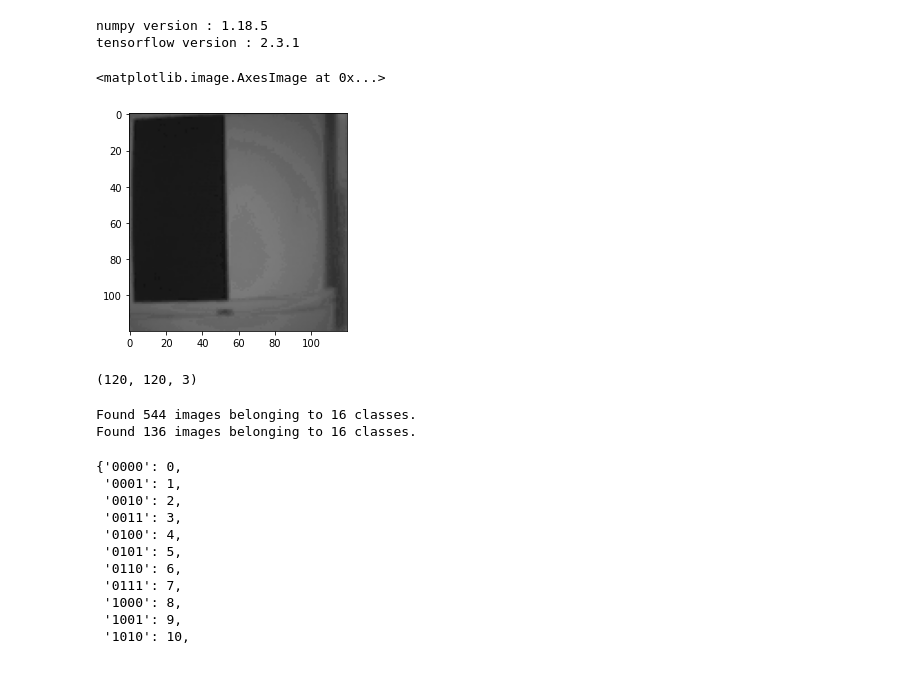
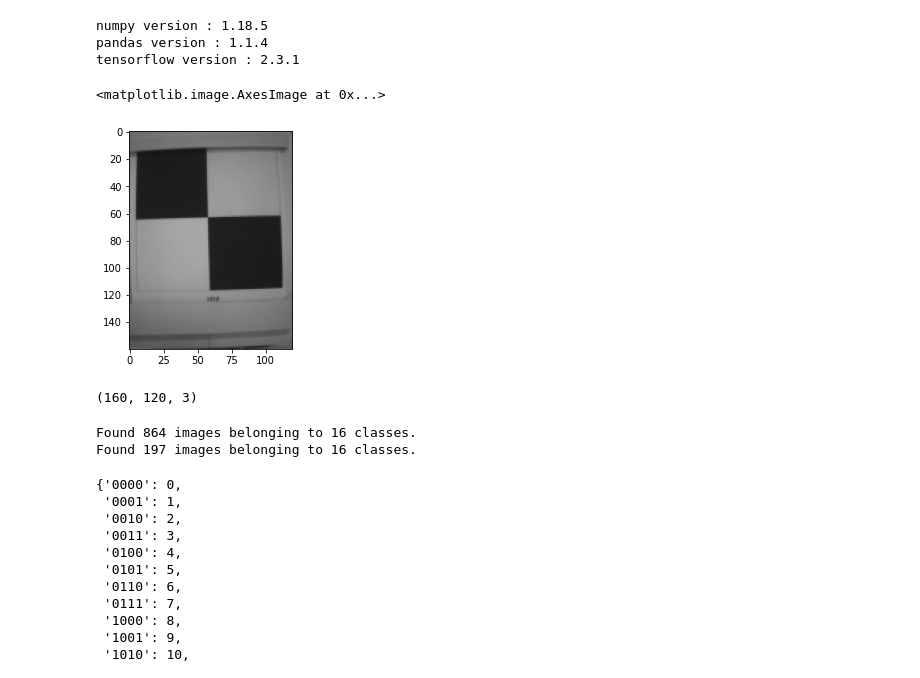
Before and after one commit to eXitHere/DATA_COMMUNICATIONS_Final_Project, a Jupyter notebook: PC2/create_model.ipynb, the cells around one changed output. Drawn from its saved outputs; the diff is of its cells as text; code cells hidden in the pictures.

```diff
--- a/PC2/create_model.ipynb
+++ b/PC2/create_model.ipynb
@@ -5,39 +5,42 @@ from tensorflow.keras.optimizers import RMSprop
 from matplotlib import pyplot as plt
 import tensorflow as tf
 import joblib as jl
+import pandas as pd
 import numpy as np
 import cv2
 import os
 
 print(f'numpy version : {np.__version__}')
+print(f'pandas version : {pd.__version__}')
 print(f'tensorflow version : {tf.__version__}')
 # %% [output]
 numpy version : 1.18.5
+pandas version : 1.1.4
 tensorflow version : 2.3.1
 # %%
-path0111_11 = '../ML/images/train/0101/0101_16.bmp'
-img = image.load_img(path0111_11)
+path_test_images = '../ML/data_set_final/train/0110/0110_1_672372.bmp'
+img = image.load_img(path_test_images)
 plt.imshow(img)
 # %% [output]
 <matplotlib.image.AxesImage at 0x...>
-[figure, old version]
+[figure, new version]
 # %%
-img0111_11 = cv2.imread(path0111_11)
-img0111_11.shape
+path_test_images = cv2.imread(path_test_images)
+path_test_images.shape
 # %% [output]
-(120, 120, 3)
+(160, 120, 3)
 # %%
 train = ImageDataGenerator(rescale=1/255)
 validation = ImageDataGenerator(rescale=1/255)
-train_dataset = train.flow_from_directory('../ML/images/train/',
-                                          target_size=(120, 120),
+train_dataset = train.flow_from_directory('../ML/data_set_final/train/',
+                                          target_size=(160, 120),
                                           batch_size=3)
-validation_dataset = validation.flow_from_directory('../ML/images/validation/',
-                                            target_size=(120, 120),
+validation_dataset = validation.flow_from_directory('../ML/data_set_final/validation/',
+                                            target_size=(160, 120),
                                             batch_size=3)
 # %% [output]
-Found 544 images belonging to 16 classes.
-Found 136 images belonging to 16 classes.
+Found 864 images belonging to 16 classes.
+Found 197 images belonging to 16 classes.
 # %%
 train_dataset.class_indices
 # %% [output]
```
Also changed, not shown: parts of 11 cells of this notebook.
